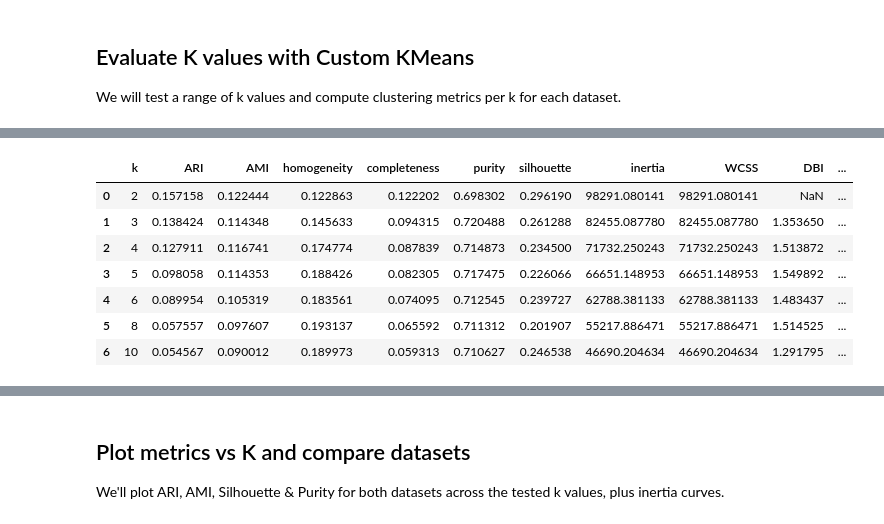
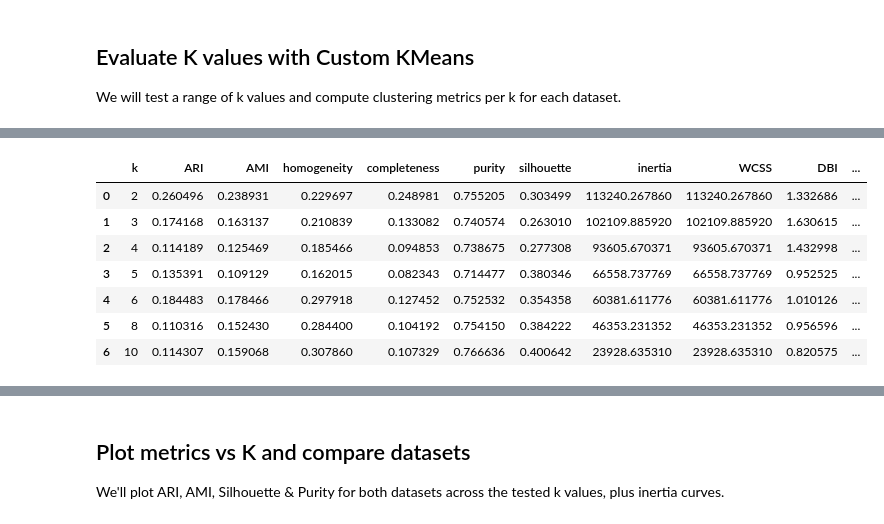
Before and after one commit to BESSAI-Tayeb/forest-fires-algeria-tunisia-analysis, a Jupyter notebook: analysis/unsupervised/kmeans.ipynb, the cells around one changed output, grey strips where cells are left out. Cells and saved outputs as stored; diff of their text form; code cells hidden in the pictures.

```diff
--- a/analysis/unsupervised/kmeans.ipynb
+++ b/analysis/unsupervised/kmeans.ipynb
@@ -72,7 +68,10 @@ print('✅ Imports complete and custom KMeans is available')
 # %%
 # Load datasets
-df_eng = pd.read_csv(FIRES_ENGINEERED)
-df_orig = pd.read_csv(FIRES_MERGED)
+df_eng = pd.read_csv(FIRES_ENGINEERED_UNSUPERVISED)
+df_orig = pd.read_csv(FIRES_MERGED_UNSUPERVISED)
+
+# Add class column to engineered dataset from original (same row order)
+df_eng['class'] = df_orig['class'].values
 
 print('Engineered:', df_eng.shape)
 print(df_eng['class'].value_counts())
@@ -122,6 +121,65 @@ X_orig_scaled shape: (7302, 40)
 ## Evaluate K values with Custom KMeans
 We will test a range of k values and compute clustering metrics per k for each dataset.
 # %%
+# Memory-efficient Dunn index with sampling for large clusters
+def compute_dunn_index_sampled(X, labels, max_samples=500):
+    unique_clusters = np.unique(labels)
+    unique_clusters = unique_clusters[unique_clusters != -1] if len(unique_clusters) > 0 else unique_clusters
+    if len(unique_clusters) < 2:
+        return np.nan
+
+    rng = np.random.default_rng(42)
+
+    # compute cluster diameters with sampling
+    max_diameter = 0.0
+    for c in unique_clusters:
+        pts = X[labels == c]
+        if len(pts) <= 1:
+            continue
+        # Sample if too large
+        if len(pts) > max_samples:
+            idx = rng.choice(len(pts), max_samples, replace=False)
+            pts = pts[idx]
+        # Compute pairwise distances iteratively to save memory
+        diam = 0.0
+        for i in range(len(pts)):
+            dists = np.linalg.norm(pts[i] - pts[i+1:], axis=1)
+            if len(dists) > 0 and dists.max() > diam:
+                diam = dists.max()
+        if diam > max_diameter:
+            max_diameter = diam
+
+    if max_diameter == 0:
+        return np.nan
+
+    # compute min inter-cluster distance with sampling
+    min_inter_dist = np.inf
+    for i, c1 in enumerate(unique_clusters):
+        for c2 in unique_clusters[i+1:]:
+            pts1 = X[labels == c1]
+            pts2 = X[labels == c2]
+            # Sample if too large
+            if len(pts1) > max_samples:
+                idx = rng.choice(len(pts1), max_samples, replace=False)
+                pts1 = pts1[idx]
+            if len(pts2) > max_samples:
+                idx = rng.choice(len(pts2), max_samples, replace=False)
+                pts2 = pts2[idx]
+            # Compute min distance iteratively
+            for p1 in pts1:
+                dists = np.linalg.norm(p1 - pts2, axis=1)
+                min_d = dists.min()
+                if min_d < min_inter_dist:
+                    min_inter_dist = min_d
+                    if min_inter_dist == 0:
+                        break
+            if min_inter_dist == 0:
+                break
+        if min_inter_dist == 0:
+            break
+
+    return min_inter_dist / max_diameter
+
 def evaluate_k_grid(X, y, k_values, init='k-means++', random_state=42):
     results = []
     for k in k_values:
@@ -138,6 +196,9 @@ def evaluate_k_grid(X, y, k_values, init='k-means++', random_state=42):
         # WCSS (Within-Cluster Sum of Squares) -> inertia from our KMeans implementation
         wcss = inertia
 
+        # Purity: cluster-wise majority/ total (moved before DBI/CH to define unique_clusters first)
+        unique_clusters = np.unique(labels)
+
         # Davies-Bouldin Index and Calinski-Harabasz (only if >=2 clusters)
         try:
             if len(unique_clusters) >= 2:
@@ -150,11 +211,8 @@ def evaluate_k_grid(X, y, k_values, init='k-means++', random_state=42):
             dbi = np.nan
             ch = np.nan
 
-        # Dunn index
-        dunn = compute_dunn_index(X, labels)
-
-        # Purity: cluster-wise majority/ total
-        unique_clusters = np.unique(labels)
+        # Dunn index (using memory-efficient sampled version)
+        dunn = compute_dunn_index_sampled(X, labels)
         cluster_purities = []
         for c in unique_clusters:
             members = y[labels == c]
@@ -206,10 +263,10 @@ Engineered results:
 |  | k | ARI | AMI | homogeneity | completeness | purity | silhouette | inertia | WCSS | DBI | ... |
-| 0 | 2 | 0.157158 | 0.122444 | 0.122863 | 0.122202 | 0.698302 | 0.296190 | 98291.080141 | 98291.080141 | NaN | ... |
-| 1 | 3 | 0.138424 | 0.114348 | 0.145633 | 0.094315 | 0.720488 | 0.261288 | 82455.087780 | 82455.087780 | 1.353650 | ... |
-| 2 | 4 | 0.127911 | 0.116741 | 0.174774 | 0.087839 | 0.714873 | 0.234500 | 71732.250243 | 71732.250243 | 1.513872 | ... |
-| 3 | 5 | 0.098058 | 0.114353 | 0.188426 | 0.082305 | 0.717475 | 0.226066 | 66651.148953 | 66651.148953 | 1.549892 | ... |
-| 4 | 6 | 0.089954 | 0.105319 | 0.183561 | 0.074095 | 0.712545 | 0.239727 | 62788.381133 | 62788.381133 | 1.483437 | ... |
-| 5 | 8 | 0.057557 | 0.097607 | 0.193137 | 0.065592 | 0.711312 | 0.201907 | 55217.886471 | 55217.886471 | 1.514525 | ... |
-| 6 | 10 | 0.054567 | 0.090012 | 0.189973 | 0.059313 | 0.710627 | 0.246538 | 46690.204634 | 46690.204634 | 1.291795 | ... |
+| 0 | 2 | 0.260496 | 0.238931 | 0.229697 | 0.248981 | 0.755205 | 0.303499 | 113240.267860 | 113240.267860 | 1.332686 | ... |
+| 1 | 3 | 0.174168 | 0.163137 | 0.210839 | 0.133082 | 0.740574 | 0.263010 | 102109.885920 | 102109.885920 | 1.630615 | ... |
+| 2 | 4 | 0.114189 | 0.125469 | 0.185466 | 0.094853 | 0.738675 | 0.277308 | 93605.670371 | 93605.670371 | 1.432998 | ... |
+| 3 | 5 | 0.135391 | 0.109129 | 0.162015 | 0.082343 | 0.714477 | 0.380346 | 66558.737769 | 66558.737769 | 0.952525 | ... |
+| 4 | 6 | 0.184483 | 0.178466 | 0.297918 | 0.127452 | 0.752532 | 0.354358 | 60381.611776 | 60381.611776 | 1.010126 | ... |
+| 5 | 8 | 0.110316 | 0.152430 | 0.284400 | 0.104192 | 0.754150 | 0.384222 | 46353.231352 | 46353.231352 | 0.956596 | ... |
+| 6 | 10 | 0.114307 | 0.159068 | 0.307860 | 0.107329 | 0.766636 | 0.400642 | 23928.635310 | 23928.635310 | 0.820575 | ... |
 Running K grid on Original (scaled) dataset...
 Original results:
```
Also changed, not shown: parts of 12 cells of this notebook, 5 other files.
